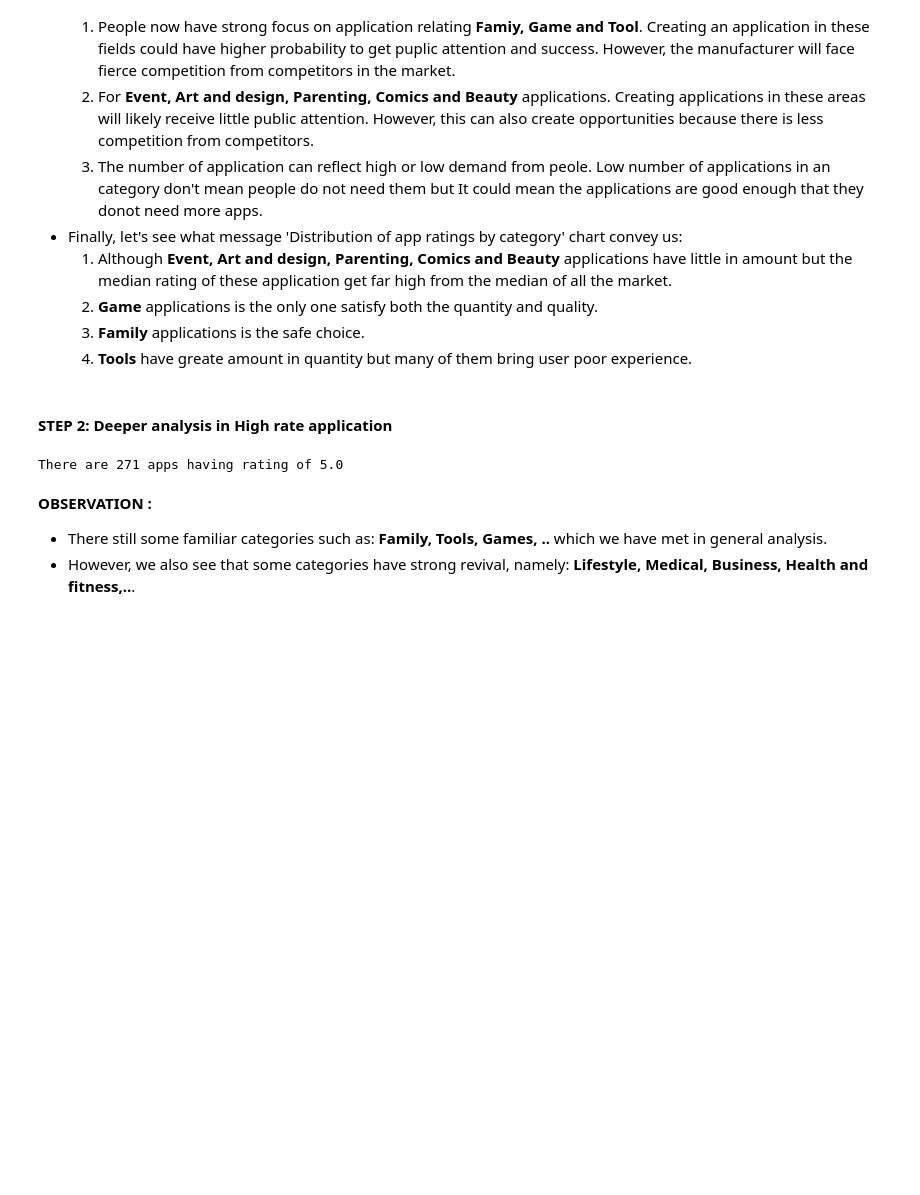
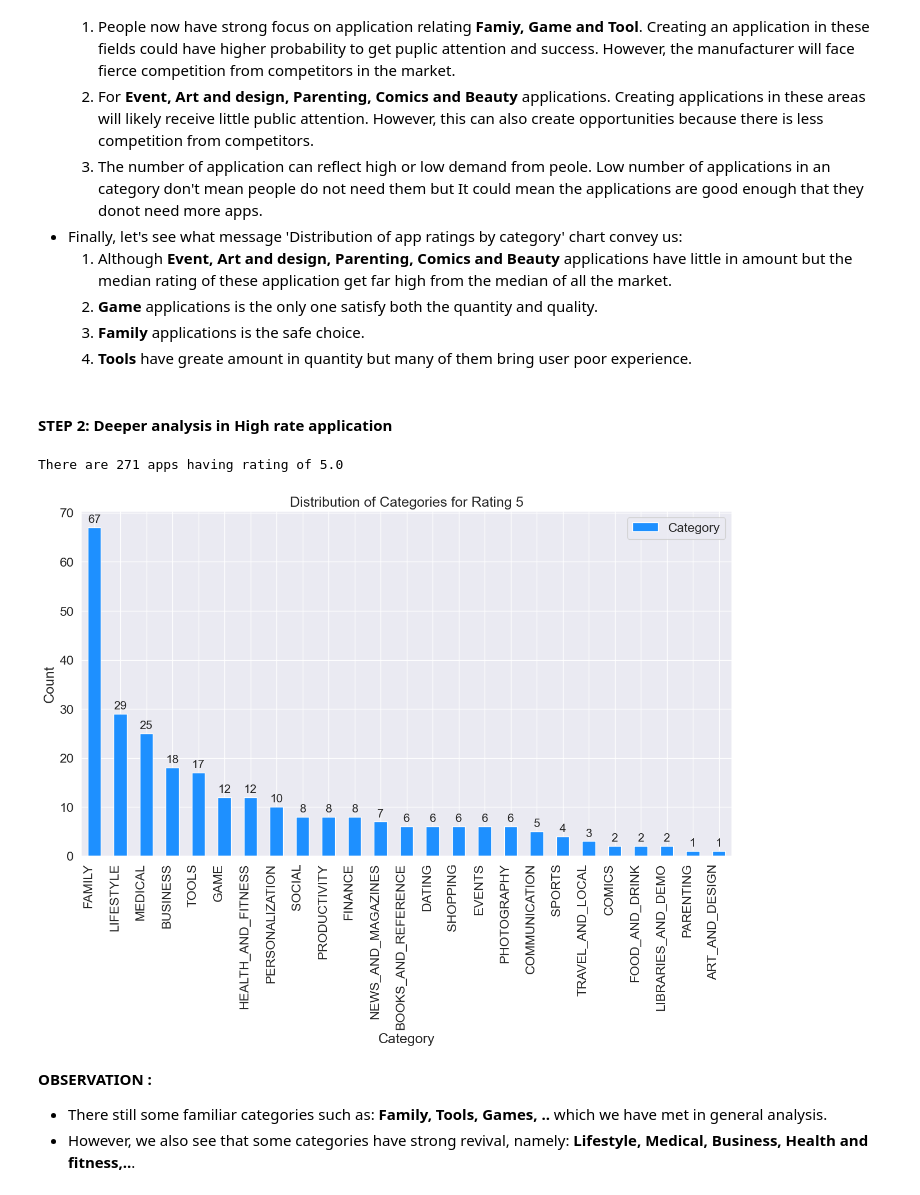
Before and after one commit to Luc-h0/Lap_trinh_cho_khoa_hoc_du_lieu, a Jupyter notebook: Notebook/2.0-EDA.ipynb, the cells around one changed output. Drawn from its saved outputs; the diff is of its cells as text; code cells hidden in the pictures; blank space fills up the shorter version.

Commit message:
change pie color and fix 2 bugged cells

```diff
--- a/Notebook/2.0-EDA.ipynb
+++ b/Notebook/2.0-EDA.ipynb
@@ -318,19 +318,21 @@ print(f'There are {df_rating_5.shape[0]} apps having rating of 5.0')
 # %% [output]
 There are 271 apps having rating of 5.0
 # %%
-# # create a bar chart
-# ax = df_rating_5_cat.plot(kind='bar', x='Category', y='count', rot= 90, color='dodgerblue')
-# ax.set_xticklabels(ax.get_xticklabels(), rotation=90, ha="right")
-# for p in ax.patches:
-#     ax.annotate(format(int(p.get_height())), (p.get_x() + p.get_width() / 2., p.get_height()),
-#                 ha='center', va='center', xytext=(0, 10), textcoords= 'offset points', size = 15)
-# # add title and axis labels
-# plt.title('Distribution of Categories for Rating 5')
-# plt.xlabel('Category')
-# plt.ylabel('Count')
+# create a bar chart
+ax = df_rating_5_cat.plot(kind='bar', y='Category', x='index', rot= 90, color='dodgerblue')
+ax.set_xticklabels(ax.get_xticklabels(), rotation=90, ha="right")
+for p in ax.patches:
+    ax.annotate(format(int(p.get_height())), (p.get_x() + p.get_width() / 2., p.get_height()),
+                ha='center', va='center', xytext=(0, 10), textcoords= 'offset points', size = 15)
+# add title and axis labels
+plt.title('Distribution of Categories for Rating 5')
+plt.xlabel('Category')
+plt.ylabel('Count')
 
-# # show the plot
-# plt.show()
+# show the plot
+plt.show()
+# %% [output]
+[figure, added]
 # %% [markdown]
 **OBSERVATION :**
 - There still some familiar categories such as: **Family, Tools, Games, ..** which we have met in general analysis.
```
Also changed, not shown: parts of 2 cells of this notebook.
